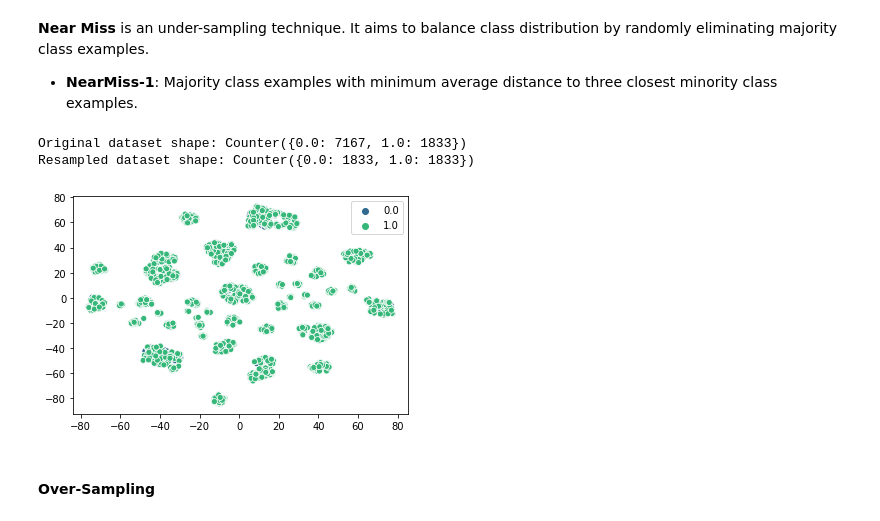
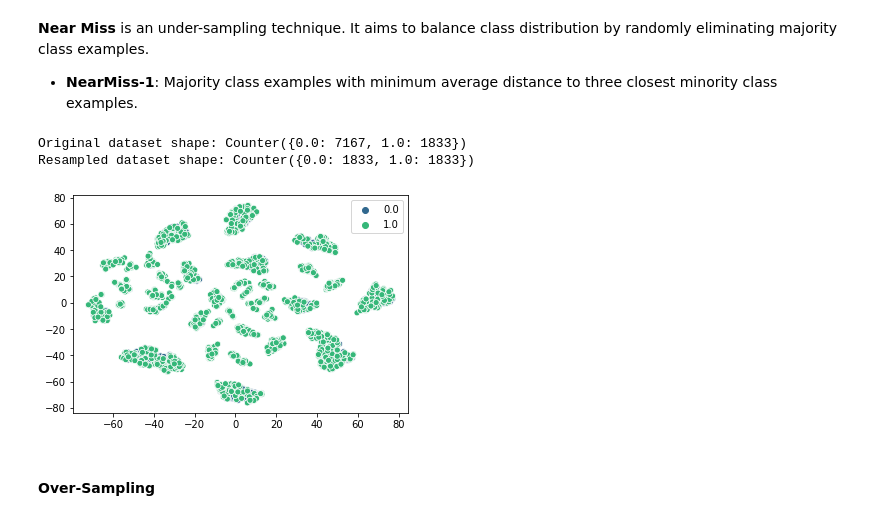
Before and after one commit to ironhack-bcn-data-june-2020/project-ml-bank-churn, a Jupyter notebook: ML_MLPC.ipynb, the cells around one changed output. Drawn from its saved outputs; the diff is of its cells as text; code cells hidden in the pictures.

```diff
--- a/ML_MLPC.ipynb
+++ b/ML_MLPC.ipynb
@@ -488,7 +488,7 @@ plt.show()
 # %% [markdown]
 **TSNE** t-distributed Stochastic Neighbor Embedding
 # %%
-X_embedded = TSNE(n_components=2).fit_transform(X_norm)
+X_embedded = TSNE(n_components=2).fit_transform(X_norm_LDA)
 X_embedded.shape
 # %% [output]
 (10000, 2)
@@ -530,7 +530,7 @@ def resampling_df (df, target, scaler):
     plt.legend(loc='best')
     plt.show()
 
-    df_red = pd.DataFrame(X_res, columns = df.columns[:-1])
+    df_red = pd.DataFrame(X_res, columns = df.columns)
     df_red[target] = y_res
 
     return df_red
@@ -541,11 +541,11 @@ def resampling_df (df, target, scaler):
 
 - **NearMiss-1**: Majority class examples with minimum average distance to three closest minority class examples.
 # %%
-nm_1 = resampling_df (churn_norm, "Exited", NearMiss(version=1))
+nm_1 = resampling_df (churn_norm_LDA, "Exited", NearMiss(version=1))
 # %% [output]
 Original dataset shape: Counter({0.0: 7167, 1.0: 1833})
 Resampled dataset shape: Counter({0.0: 1833, 1.0: 1833})
-[figure, old version]
+[figure, new version]
 # %% [markdown]
 #### Over-Sampling
 # %% [markdown]
```
Also changed, not shown: parts of 28 cells of this notebook, 1 other file.
